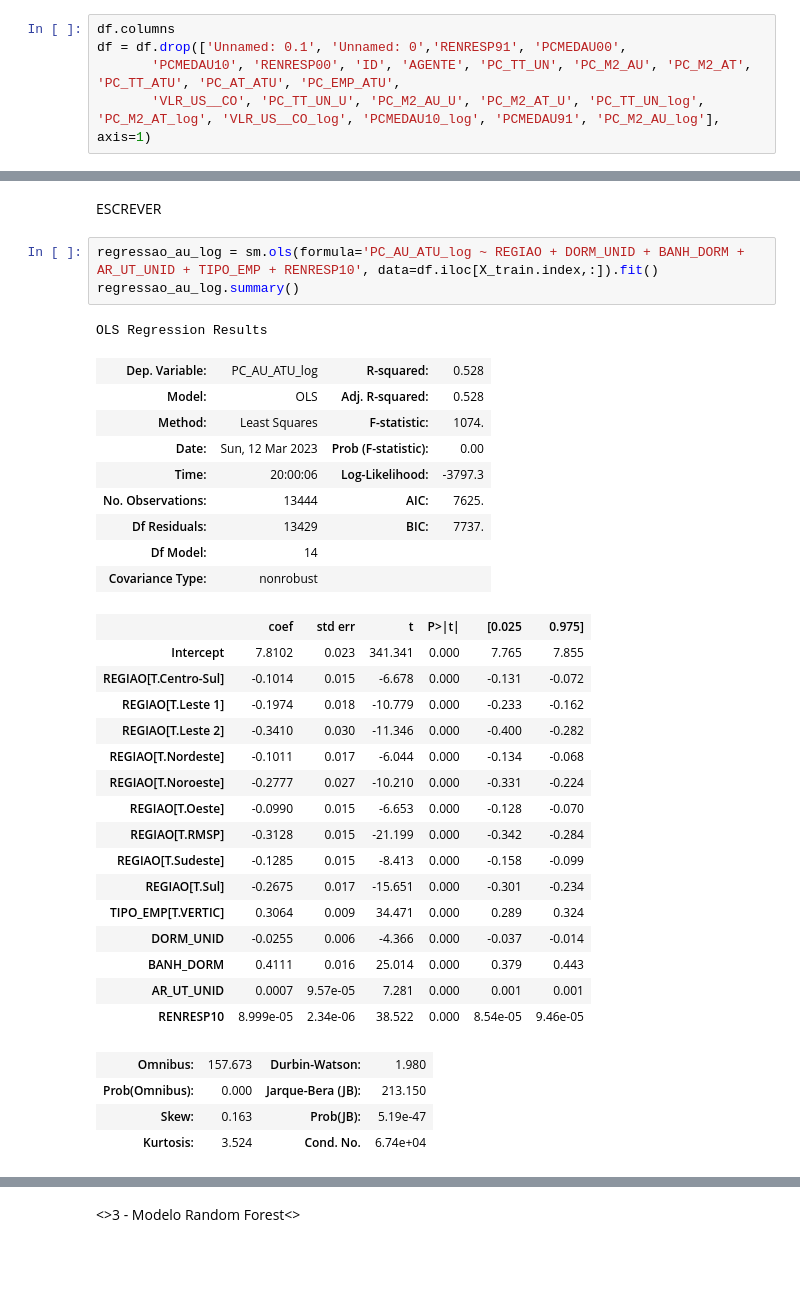
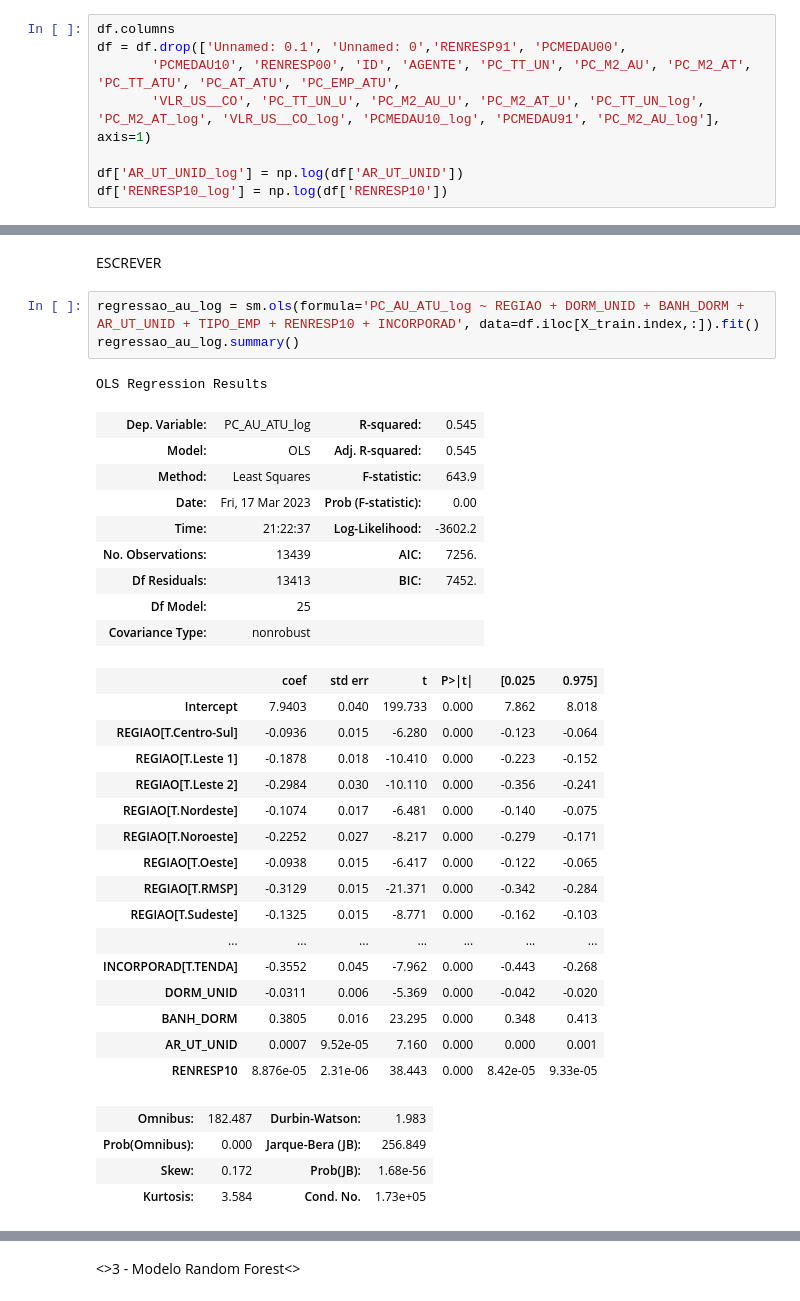
Before and after one commit to LissesCastro/Tera-Mercado-Imobiliario-SP, a Jupyter notebook: modelo_preditivo.ipynb, the cells around one changed output, grey strips where cells are left out. Cells and saved outputs as stored; diff of their text form; blank space fills up the shorter version.

```diff
--- a/modelo_preditivo.ipynb
+++ b/modelo_preditivo.ipynb
@@ -67,6 +67,9 @@ df.columns
 df = df.drop(['Unnamed: 0.1', 'Unnamed: 0','RENRESP91', 'PCMEDAU00',
        'PCMEDAU10', 'RENRESP00', 'ID', 'AGENTE', 'PC_TT_UN', 'PC_M2_AU', 'PC_M2_AT', 'PC_TT_ATU', 'PC_AT_ATU', 'PC_EMP_ATU',
        'VLR_US__CO', 'PC_TT_UN_U', 'PC_M2_AU_U', 'PC_M2_AT_U', 'PC_TT_UN_log', 'PC_M2_AT_log', 'VLR_US__CO_log', 'PCMEDAU10_log', 'PCMEDAU91', 'PC_M2_AU_log'], axis=1)
+
+df['AR_UT_UNID_log'] = np.log(df['AR_UT_UNID'])
+df['RENRESP10_log'] = np.log(df['RENRESP10'])
 # %% [markdown]
 <h3>1.1 Definindo as variáveis que estarão presentes no modelo</h3>
 # %%
@@ -188,38 +191,38 @@ strong multicollinearity or other numerical problems.
 # %% [markdown]
 ESCREVER
 # %%
-regressao_au_log = sm.ols(formula='PC_AU_ATU_log ~ REGIAO + DORM_UNID + BANH_DORM + AR_UT_UNID + TIPO_EMP + RENRESP10', data=df.iloc[X_train.index,:]).fit()
+regressao_au_log = sm.ols(formula='PC_AU_ATU_log ~ REGIAO + DORM_UNID + BANH_DORM + AR_UT_UNID + TIPO_EMP + RENRESP10 + INCORPORAD', data=df.iloc[X_train.index,:]).fit()
 regressao_au_log.summary()
 # %% [output]
 OLS Regression Results
-| Dep. Variable: | PC_AU_ATU_log | R-squared: | 0.528 |
-| Model: | OLS | Adj. R-squared: | 0.528 |
-| Method: | Least Squares | F-statistic: | 1074. |
-| Date: | Sun, 12 Mar 2023 | Prob (F-statistic): | 0.00 |
-| Time: | 20:00:06 | Log-Likelihood: | -3797.3 |
-| No. Observations: | 13444 | AIC: | 7625. |
-| Df Residuals: | 13429 | BIC: | 7737. |
-| Df Model: | 14 |  |  |
+| Dep. Variable: | PC_AU_ATU_log | R-squared: | 0.545 |
+| Model: | OLS | Adj. R-squared: | 0.545 |
+| Method: | Least Squares | F-statistic: | 643.9 |
+| Date: | Fri, 17 Mar 2023 | Prob (F-statistic): | 0.00 |
+| Time: | 21:22:37 | Log-Likelihood: | -3602.2 |
+| No. Observations: | 13439 | AIC: | 7256. |
+| Df Residuals: | 13413 | BIC: | 7452. |
+| Df Model: | 25 |  |  |
 | Covariance Type: | nonrobust |  |  |
 |  | coef | std err | t | P>|t| | [0.025 | 0.975] |
-| Intercept | 7.8102 | 0.023 | 341.341 | 0.000 | 7.765 | 7.855 |
-| REGIAO[T.Centro-Sul] | -0.1014 | 0.015 | -6.678 | 0.000 | -0.131 | -0.072 |
-| REGIAO[T.Leste 1] | -0.1974 | 0.018 | -10.779 | 0.000 | -0.233 | -0.162 |
-| REGIAO[T.Leste 2] | -0.3410 | 0.030 | -11.346 | 0.000 | -0.400 | -0.282 |
-| REGIAO[T.Nordeste] | -0.1011 | 0.017 | -6.044 | 0.000 | -0.134 | -0.068 |
-| REGIAO[T.Noroeste] | -0.2777 | 0.027 | -10.210 | 0.000 | -0.331 | -0.224 |
-| REGIAO[T.Oeste] | -0.0990 | 0.015 | -6.653 | 0.000 | -0.128 | -0.070 |
-| REGIAO[T.RMSP] | -0.3128 | 0.015 | -21.199 | 0.000 | -0.342 | -0.284 |
-| REGIAO[T.Sudeste] | -0.1285 | 0.015 | -8.413 | 0.000 | -0.158 | -0.099 |
-| REGIAO[T.Sul] | -0.2675 | 0.017 | -15.651 | 0.000 | -0.301 | -0.234 |
-| TIPO_EMP[T.VERTIC] | 0.3064 | 0.009 | 34.471 | 0.000 | 0.289 | 0.324 |
-| DORM_UNID | -0.0255 | 0.006 | -4.366 | 0.000 | -0.037 | -0.014 |
-| BANH_DORM | 0.4111 | 0.016 | 25.014 | 0.000 | 0.379 | 0.443 |
-| AR_UT_UNID | 0.0007 | 9.57e-05 | 7.281 | 0.000 | 0.001 | 0.001 |
-| RENRESP10 | 8.999e-05 | 2.34e-06 | 38.522 | 0.000 | 8.54e-05 | 9.46e-05 |
+| Intercept | 7.9403 | 0.040 | 199.733 | 0.000 | 7.862 | 8.018 |
+| REGIAO[T.Centro-Sul] | -0.0936 | 0.015 | -6.280 | 0.000 | -0.123 | -0.064 |
+| REGIAO[T.Leste 1] | -0.1878 | 0.018 | -10.410 | 0.000 | -0.223 | -0.152 |
+| REGIAO[T.Leste 2] | -0.2984 | 0.030 | -10.110 | 0.000 | -0.356 | -0.241 |
+| REGIAO[T.Nordeste] | -0.1074 | 0.017 | -6.481 | 0.000 | -0.140 | -0.075 |
+| REGIAO[T.Noroeste] | -0.2252 | 0.027 | -8.217 | 0.000 | -0.279 | -0.171 |
+| REGIAO[T.Oeste] | -0.0938 | 0.015 | -6.417 | 0.000 | -0.122 | -0.065 |
+| REGIAO[T.RMSP] | -0.3129 | 0.015 | -21.371 | 0.000 | -0.342 | -0.284 |
+| REGIAO[T.Sudeste] | -0.1325 | 0.015 | -8.771 | 0.000 | -0.162 | -0.103 |
+| ... | ... | ... | ... | ... | ... | ... |
+| INCORPORAD[T.TENDA] | -0.3552 | 0.045 | -7.962 | 0.000 | -0.443 | -0.268 |
+| DORM_UNID | -0.0311 | 0.006 | -5.369 | 0.000 | -0.042 | -0.020 |
+| BANH_DORM | 0.3805 | 0.016 | 23.295 | 0.000 | 0.348 | 0.413 |
+| AR_UT_UNID | 0.0007 | 9.52e-05 | 7.160 | 0.000 | 0.000 | 0.001 |
+| RENRESP10 | 8.876e-05 | 2.31e-06 | 38.443 | 0.000 | 8.42e-05 | 9.33e-05 |
-| Omnibus: | 157.673 | Durbin-Watson: | 1.980 |
-| Prob(Omnibus): | 0.000 | Jarque-Bera (JB): | 213.150 |
-| Skew: | 0.163 | Prob(JB): | 5.19e-47 |
-| Kurtosis: | 3.524 | Cond. No. | 6.74e+04 |
+| Omnibus: | 182.487 | Durbin-Watson: | 1.983 |
+| Prob(Omnibus): | 0.000 | Jarque-Bera (JB): | 256.849 |
+| Skew: | 0.172 | Prob(JB): | 1.68e-56 |
+| Kurtosis: | 3.584 | Cond. No. | 1.73e+05 |
 Notes:
 [1] Standard Errors assume that the covariance matrix of the errors is correctly specified.
```
Also changed, not shown: parts of 6 cells of this notebook.
